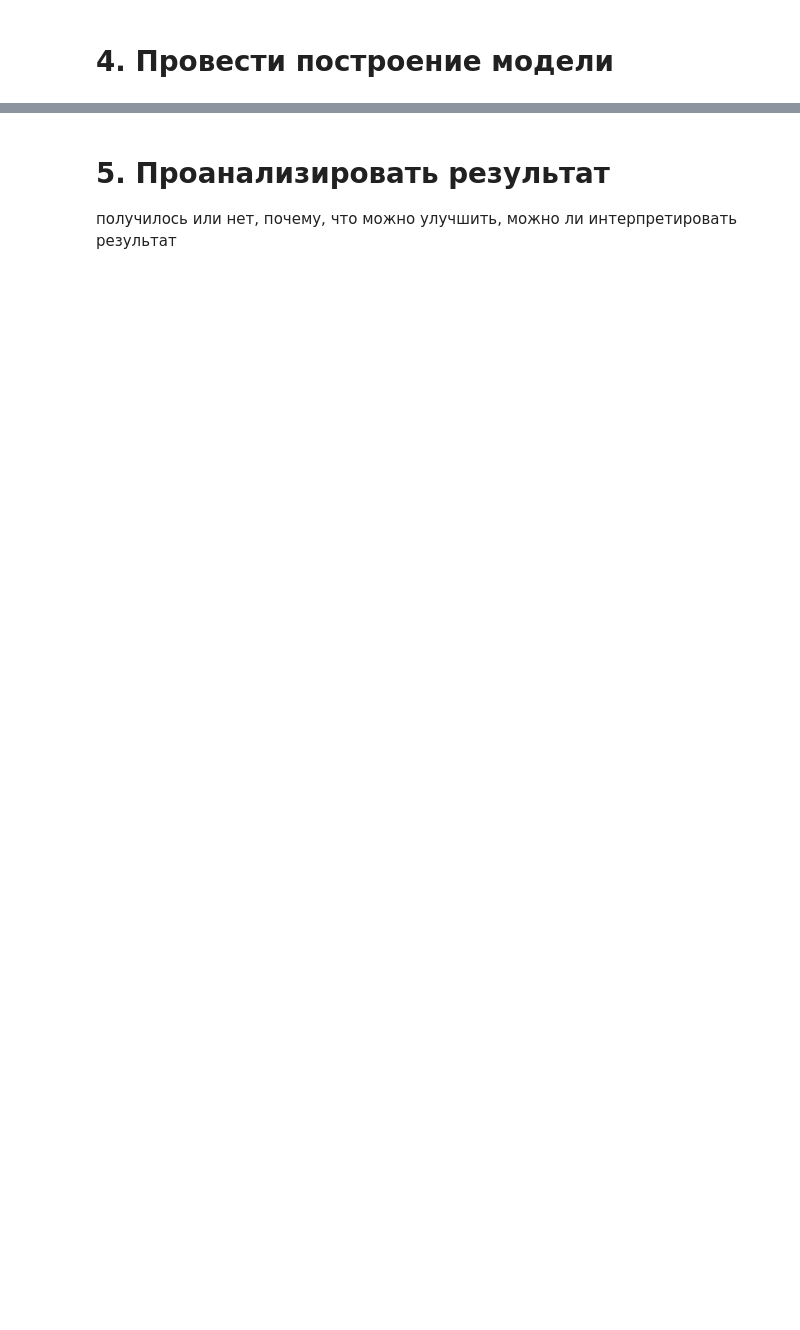
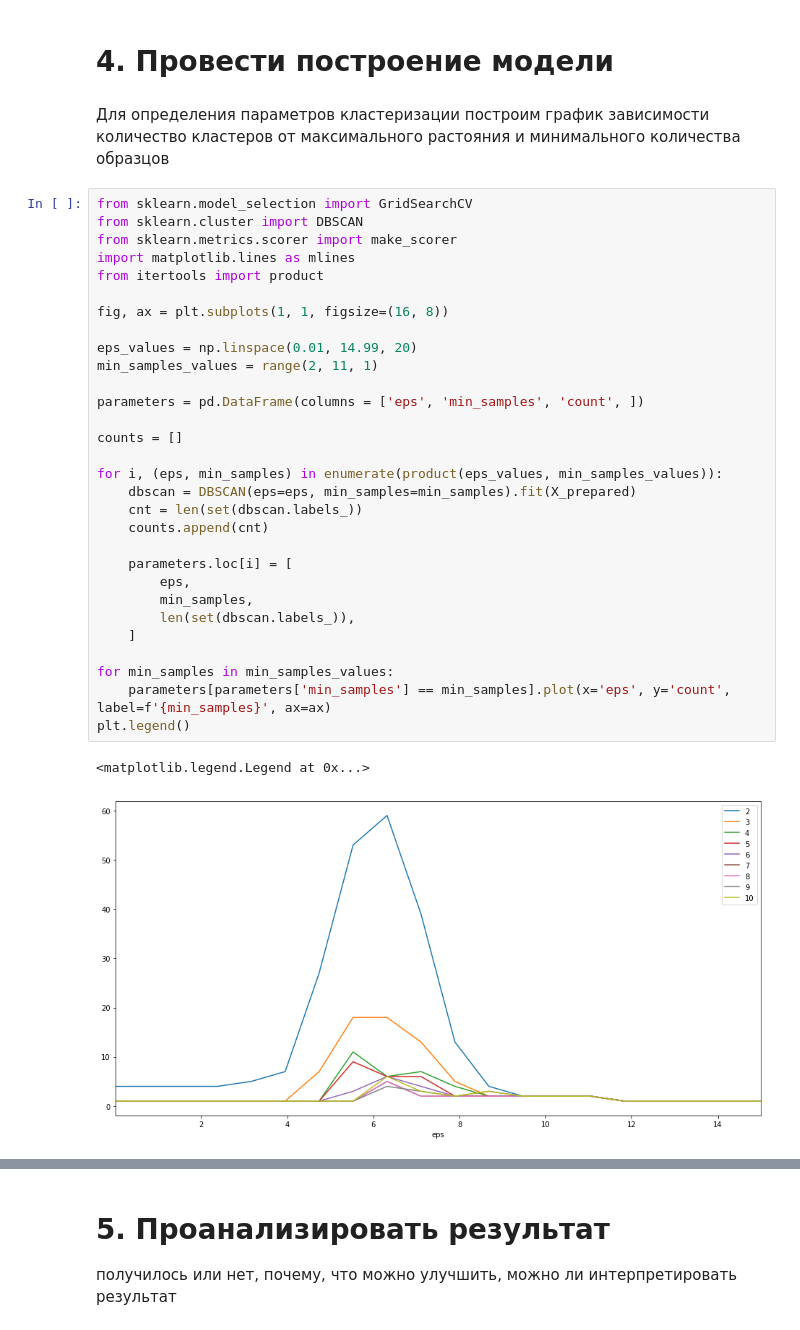
Before and after one commit to mas-student/ds-2019-03-hw07, a Jupyter notebook: hw07_part1.ipynb, the cells around one changed output, grey strips where cells are left out. Drawn from its saved outputs; the diff is of its cells as text; blank space fills up the shorter version.

```diff
--- a/hw07_part1.ipynb
+++ b/hw07_part1.ipynb
@@ -192,2 +220,37 @@ X_prepared = pipeline.fit_transform(df)
 # %% [markdown]
 # 4. Провести построение модели
+# %% [markdown]
+Для определения параметров кластеризации построим график зависимости количество кластеров от максимального растояния и минимального количества образцов
+# %%
+from sklearn.model_selection import GridSearchCV
+from sklearn.cluster import DBSCAN
+from sklearn.metrics.scorer import make_scorer
+import matplotlib.lines as mlines
+from itertools import product
+
+fig, ax = plt.subplots(1, 1, figsize=(16, 8))
+
+eps_values = np.linspace(0.01, 14.99, 20)
+min_samples_values = range(2, 11, 1)
+
+parameters = pd.DataFrame(columns = ['eps', 'min_samples', 'count', ])
+
+counts = []
+
+for i, (eps, min_samples) in enumerate(product(eps_values, min_samples_values)):
+    dbscan = DBSCAN(eps=eps, min_samples=min_samples).fit(X_prepared)
+    cnt = len(set(dbscan.labels_))
+    counts.append(cnt)
+
+    parameters.loc[i] = [
+        eps,
+        min_samples,
+        len(set(dbscan.labels_)),
+    ]
+
+for min_samples in min_samples_values:
+    parameters[parameters['min_samples'] == min_samples].plot(x='eps', y='count', label=f'{min_samples}', ax=ax)
+plt.legend()
+# %% [output]
+<matplotlib.legend.Legend at 0x...>
+[figure, added]
```
Also changed, not shown: parts of 16 cells of this notebook.
